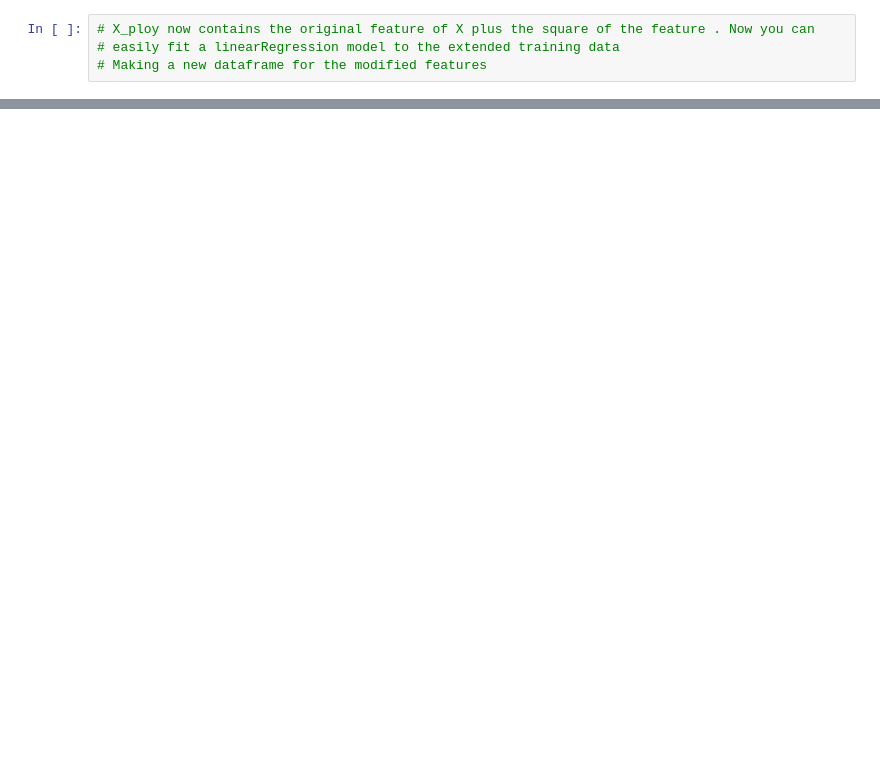
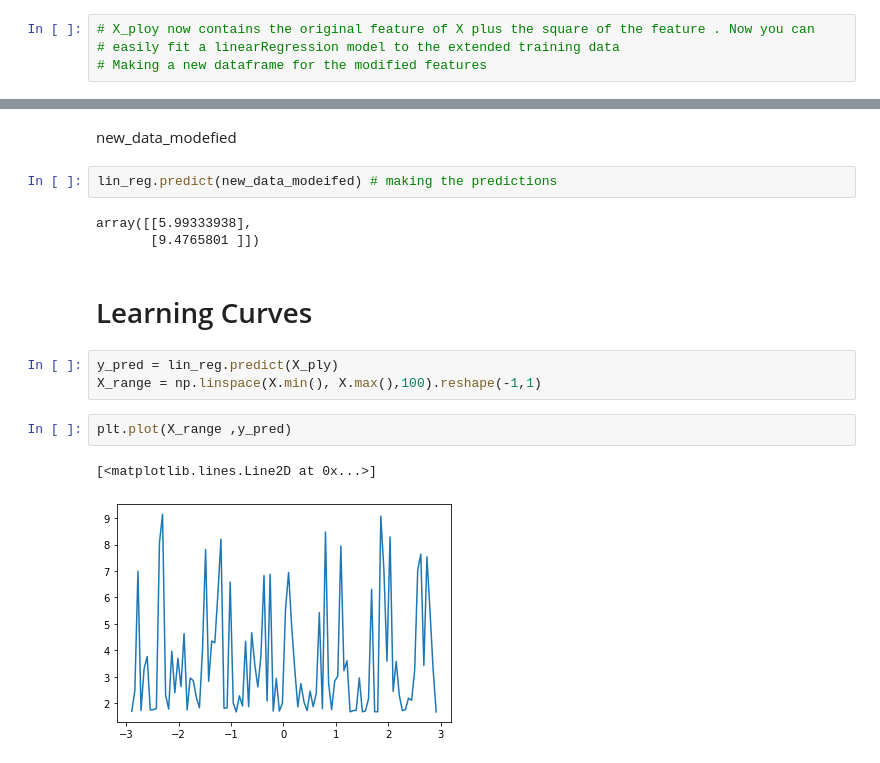
Before and after one commit to DS-saksham/Learning_Data, a Jupyter notebook: Linear_Regression/Polynomial_Regression.ipynb, the cells around one changed output, grey strips where cells are left out. Drawn from its saved outputs; the diff is of its cells as text; blank space fills up the shorter version.

```diff
--- a/Linear_Regression/Polynomial_Regression.ipynb
+++ b/Linear_Regression/Polynomial_Regression.ipynb
@@ -44,0 +49,17 @@ array([ 0.        , -0.16686072, -0.0303422 ])
+# %% [markdown]
+new_data_modefied
+# %%
+lin_reg.predict(new_data_modeifed) # making the predictions
+# %% [output]
+array([[5.99333938],
+       [9.4765801 ]])
+# %% [markdown]
+ # Learning Curves
+# %%
+y_pred = lin_reg.predict(X_ply)
+X_range = np.linspace(X.min(), X.max(),100).reshape(-1,1)
+# %%
+plt.plot(X_range ,y_pred)
+# %% [output]
+[<matplotlib.lines.Line2D at 0x...>]
+[figure, added]
```
Also changed, not shown: parts of 5 cells of this notebook, 1 other file.
